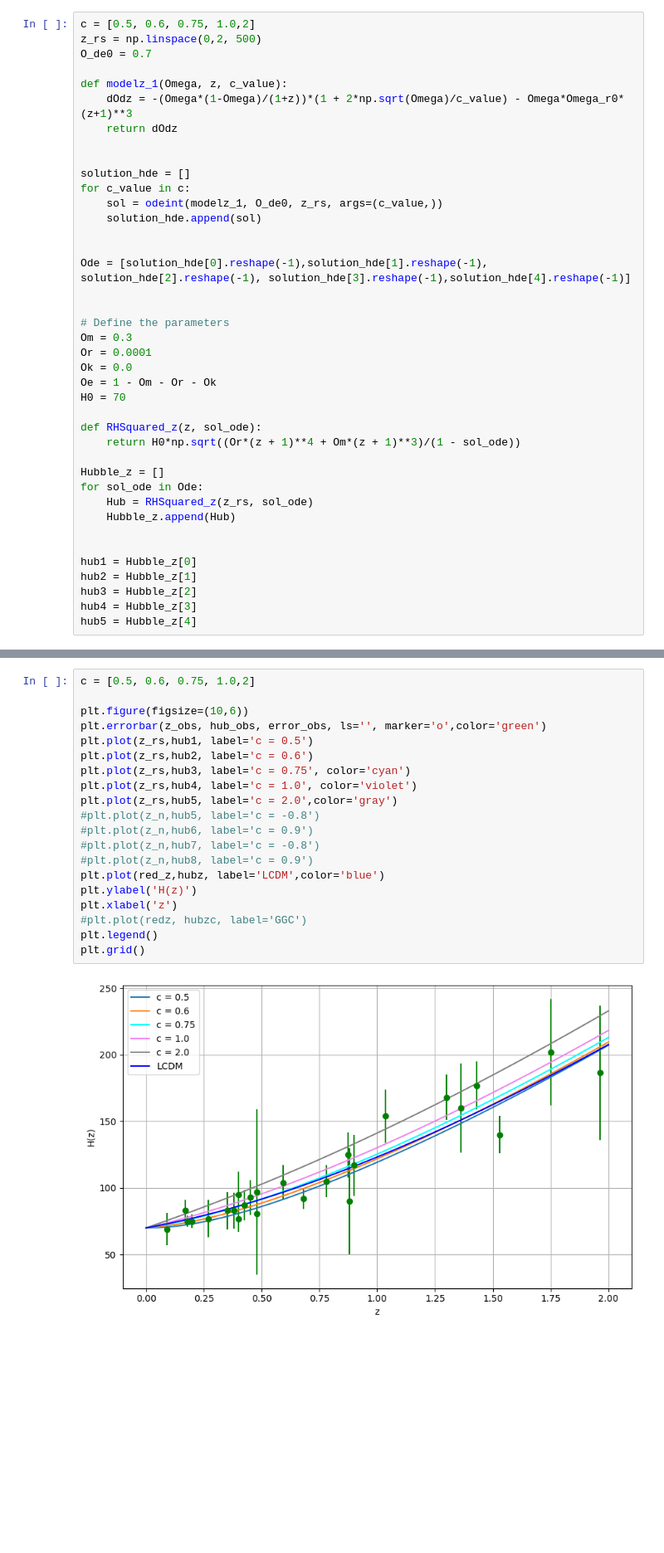
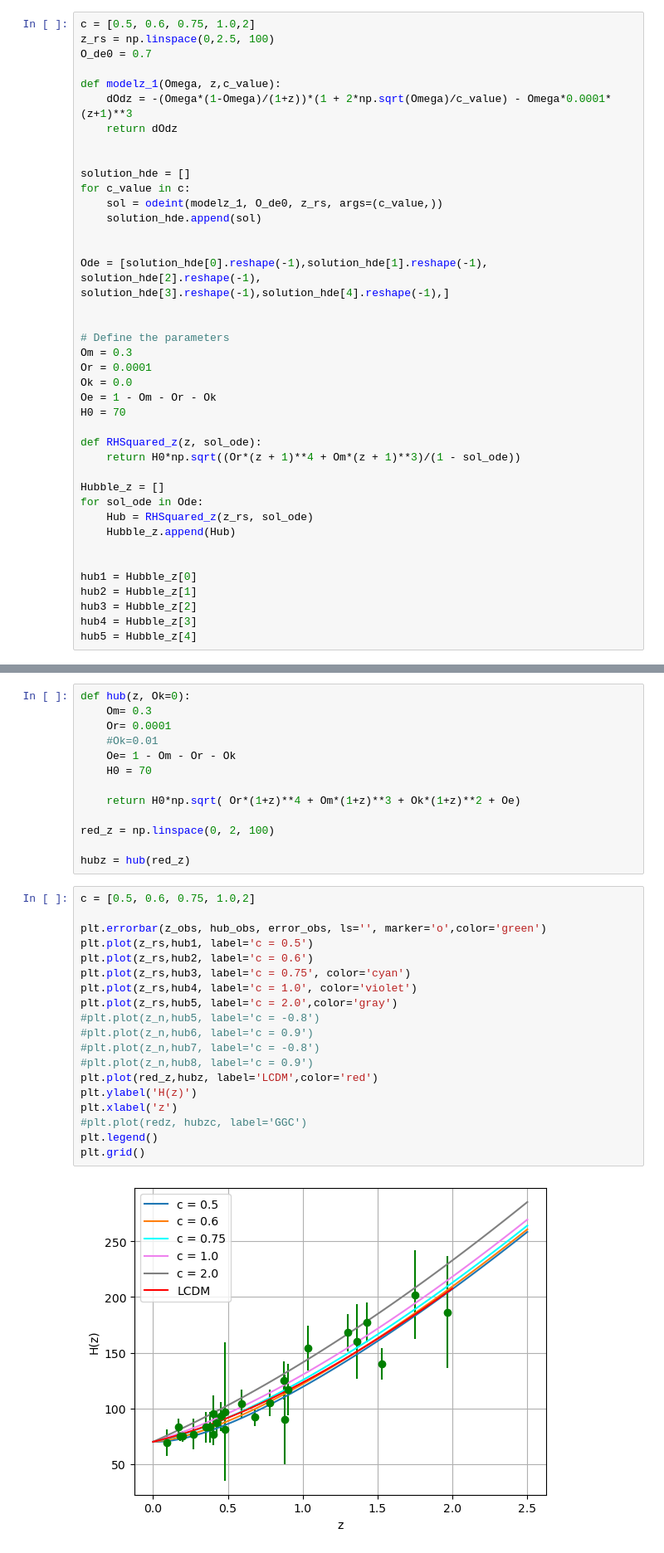
Before and after one commit to xlxnsxzpxtx/HolographicDE, a Jupyter notebook: hde_solutions_z.ipynb, the cells around one changed output, grey strips where cells are left out. Shown: that part at 83% size. Cells and saved outputs as stored; diff of their text form; blank space fills up the shorter version.

```diff
--- a/hde_solutions_z.ipynb
+++ b/hde_solutions_z.ipynb
@@ -417,10 +421,10 @@ error_obs = arr_hub[:,2]
 # %%
 c = [0.5, 0.6, 0.75, 1.0,2]
-z_rs = np.linspace(0,2, 500)
+z_rs = np.linspace(0,2.5, 100)
 O_de0 = 0.7
 
-def modelz_1(Omega, z, c_value):
-    dOdz = -(Omega*(1-Omega)/(1+z))*(1 + 2*np.sqrt(Omega)/c_value) - Omega*Omega_r0*(z+1)**3
+def modelz_1(Omega, z,c_value):
+    dOdz = -(Omega*(1-Omega)/(1+z))*(1 + 2*np.sqrt(Omega)/c_value) - Omega*0.0001*(z+1)**3
     return dOdz
 
 
@@ -430,7 +434,7 @@ for c_value in c:
     solution_hde.append(sol)
 
 
-Ode = [solution_hde[0].reshape(-1),solution_hde[1].reshape(-1), solution_hde[2].reshape(-1), solution_hde[3].reshape(-1),solution_hde[4].reshape(-1)]
+Ode = [solution_hde[0].reshape(-1),solution_hde[1].reshape(-1), solution_hde[2].reshape(-1), solution_hde[3].reshape(-1),solution_hde[4].reshape(-1),]
 
 
 # Define the parameters
@@ -457,22 +475,34 @@ hub5 = Hubble_z[4]
+# %%
+def hub(z, Ok=0):
+    Om= 0.3
+    Or= 0.0001
+    #Ok=0.01
+    Oe= 1 - Om - Or - Ok
+    H0 = 70
+
+    return H0*np.sqrt( Or*(1+z)**4 + Om*(1+z)**3 + Ok*(1+z)**2 + Oe)
+
+red_z = np.linspace(0, 2, 100)
+
+hubz = hub(red_z)
 # %%
 c = [0.5, 0.6, 0.75, 1.0,2]
 
-plt.figure(figsize=(10,6))
 plt.errorbar(z_obs, hub_obs, error_obs, ls='', marker='o',color='green')
 plt.plot(z_rs,hub1, label='c = 0.5')
 plt.plot(z_rs,hub2, label='c = 0.6')
 plt.plot(z_rs,hub3, label='c = 0.75', color='cyan')
 plt.plot(z_rs,hub4, label='c = 1.0', color='violet')
 plt.plot(z_rs,hub5, label='c = 2.0',color='gray')
 #plt.plot(z_n,hub5, label='c = -0.8')
 #plt.plot(z_n,hub6, label='c = 0.9')
 #plt.plot(z_n,hub7, label='c = -0.8')
 #plt.plot(z_n,hub8, label='c = 0.9')
-plt.plot(red_z,hubz, label='LCDM',color='blue')
+plt.plot(red_z,hubz, label='LCDM',color='red')
 plt.ylabel('H(z)')
 plt.xlabel('z')
 #plt.plot(redz, hubzc, label='GGC')
 plt.legend()
 plt.grid()
 # %% [output]
-[figure, old version]
+[figure, new version]
```
Also changed, not shown: parts of 2 cells of this notebook, 2 other files.
